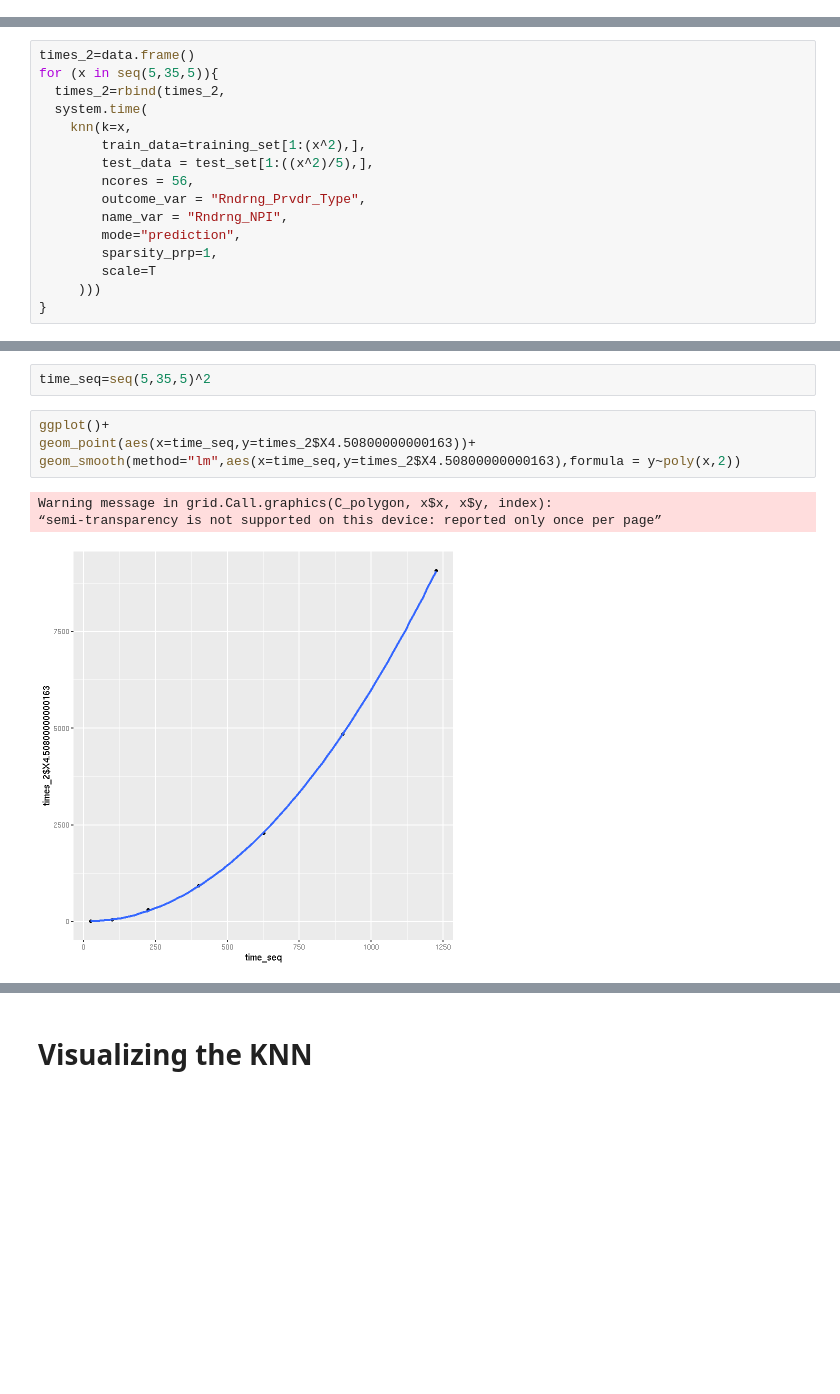
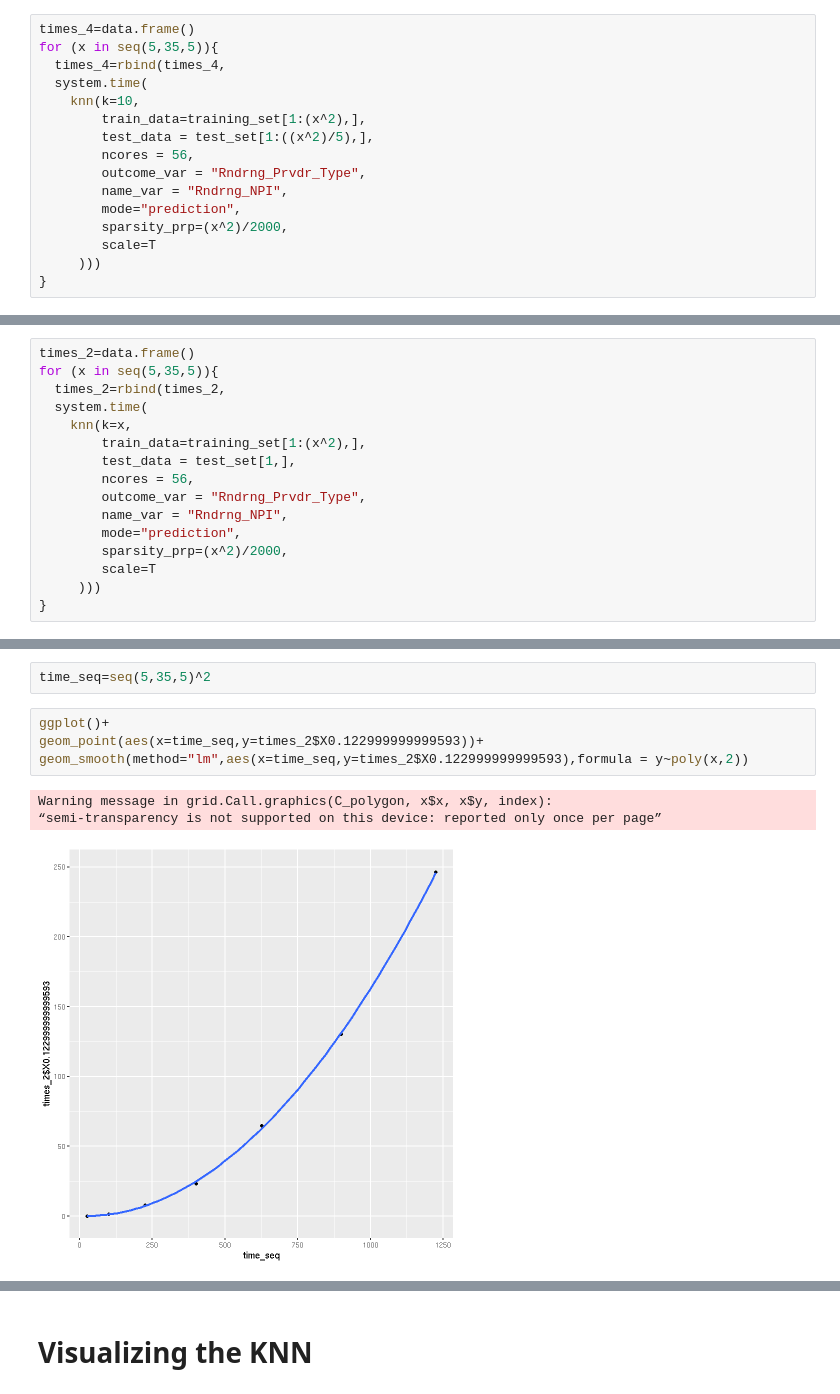
Before and after one commit to F4rbod/CS5800GruopProject, a Jupyter notebook: CS5800Group.ipynb, the cells around one changed output, grey strips where cells are left out. Cells and saved outputs as stored; diff of their text form; blank space fills up the shorter version.

Commit message:
added different timing methods

```diff
--- a/CS5800Group.ipynb
+++ b/CS5800Group.ipynb
@@ -462,0 +465,16 @@ F-statistic: 8.446e+04 on 3 and 3 DF,  p-value: 6.916e-08
+# %%
+times_4=data.frame()
+for (x in seq(5,35,5)){
+  times_4=rbind(times_4,
+  system.time(
+    knn(k=10,
+        train_data=training_set[1:(x^2),],
+        test_data = test_set[1:((x^2)/5),],
+        ncores = 56,
+        outcome_var = "Rndrng_Prvdr_Type",
+        name_var = "Rndrng_NPI",
+        mode="prediction",
+        sparsity_prp=(x^2)/2000,
+        scale=T
+     )))
+}
@@ -467,12 +565,12 @@ for (x in seq(5,35,5)){
   system.time(
     knn(k=x,
         train_data=training_set[1:(x^2),],
-        test_data = test_set[1:((x^2)/5),],
+        test_data = test_set[1,],
         ncores = 56,
         outcome_var = "Rndrng_Prvdr_Type",
         name_var = "Rndrng_NPI",
         mode="prediction",
-        sparsity_prp=1,
+        sparsity_prp=(x^2)/2000,
         scale=T
      )))
 }
@@ -493,10 +591,10 @@ A data.frame: 7 × 5
 time_seq=seq(5,35,5)^2
 # %%
 ggplot()+
-geom_point(aes(x=time_seq,y=times_2$X4.50800000000163))+
-geom_smooth(method="lm",aes(x=time_seq,y=times_2$X4.50800000000163),formula = y~poly(x,2))
+geom_point(aes(x=time_seq,y=times_2$X0.122999999999593))+
+geom_smooth(method="lm",aes(x=time_seq,y=times_2$X0.122999999999593),formula = y~poly(x,2))
 # %% [output]
 Warning message in grid.Call.graphics(C_polygon, x$x, x$y, index):
 “semi-transparency is not supported on this device: reported only once per page”
-[figure, old version]
+[figure, new version]
 # %%
```
Also changed, not shown: parts of 23 cells of this notebook.
